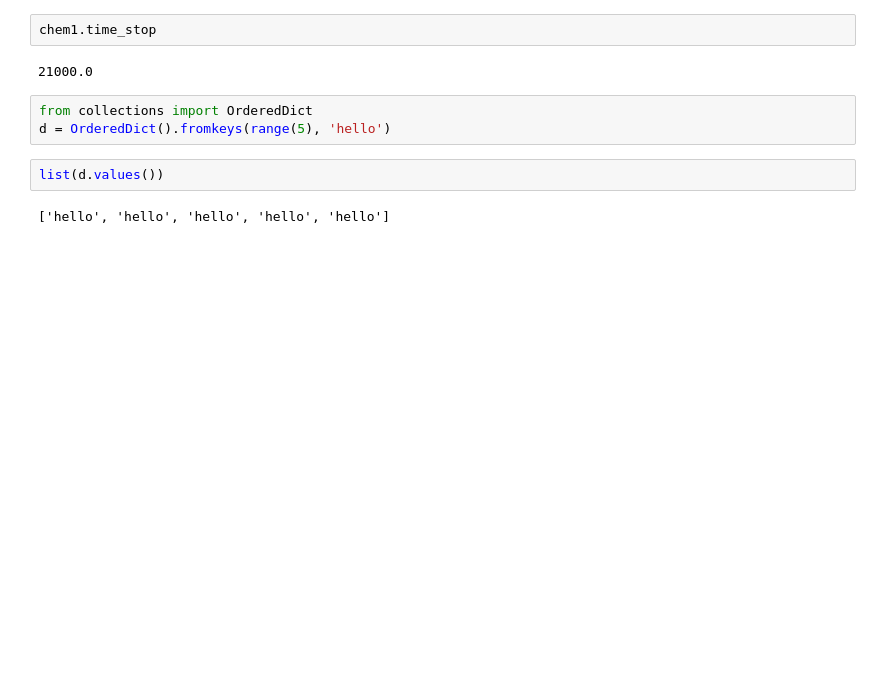
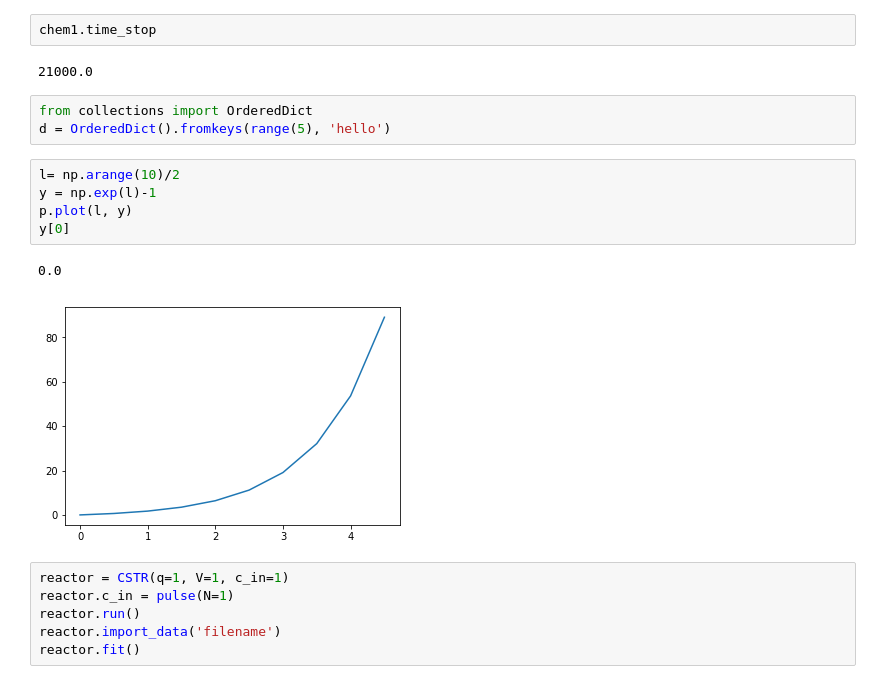
Before and after one commit to dorox/react, a Jupyter notebook: Potential code.ipynb, the cells around one changed output. Saved outputs shown, nothing was run; the diff lists cells and outputs as text; blank space fills up the shorter version.

```diff
--- a/Potential code.ipynb
+++ b/Potential code.ipynb
@@ -69,7 +69,17 @@ chem1.time_stop
 # %%
 from collections import OrderedDict
 d = OrderedDict().fromkeys(range(5), 'hello')
-# %%
-list(d.values())
-# %% [output]
-['hello', 'hello', 'hello', 'hello', 'hello']
+# %%
+l= np.arange(10)/2
+y = np.exp(l)-1
+p.plot(l, y)
+y[0]
+# %% [output]
+0.0
+[figure, added]
+# %%
+reactor = CSTR(q=1, V=1, c_in=1)
+reactor.c_in = pulse(N=1)
+reactor.run()
+reactor.import_data('filename')
+reactor.fit()
```
Also changed, not shown: 6 other files.
